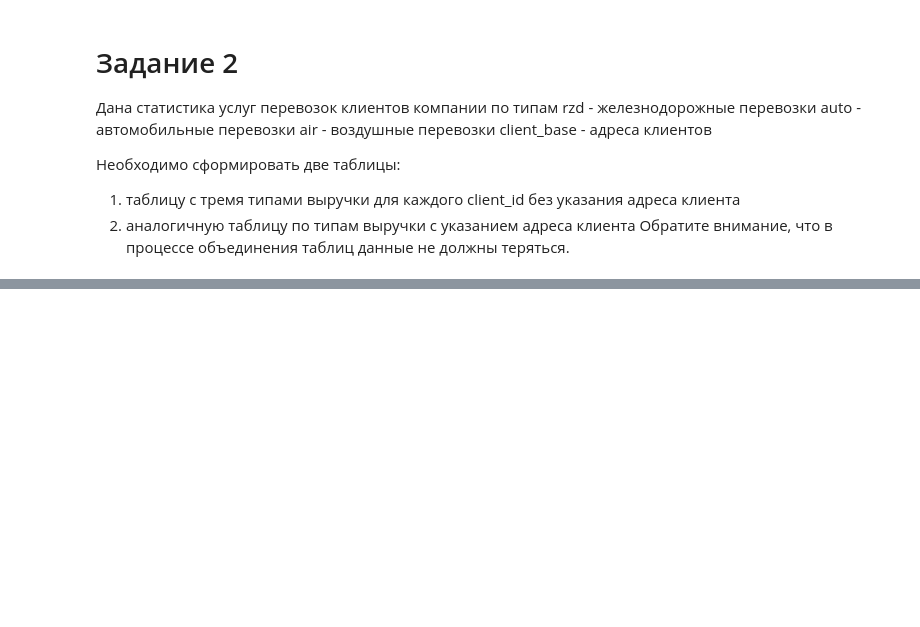
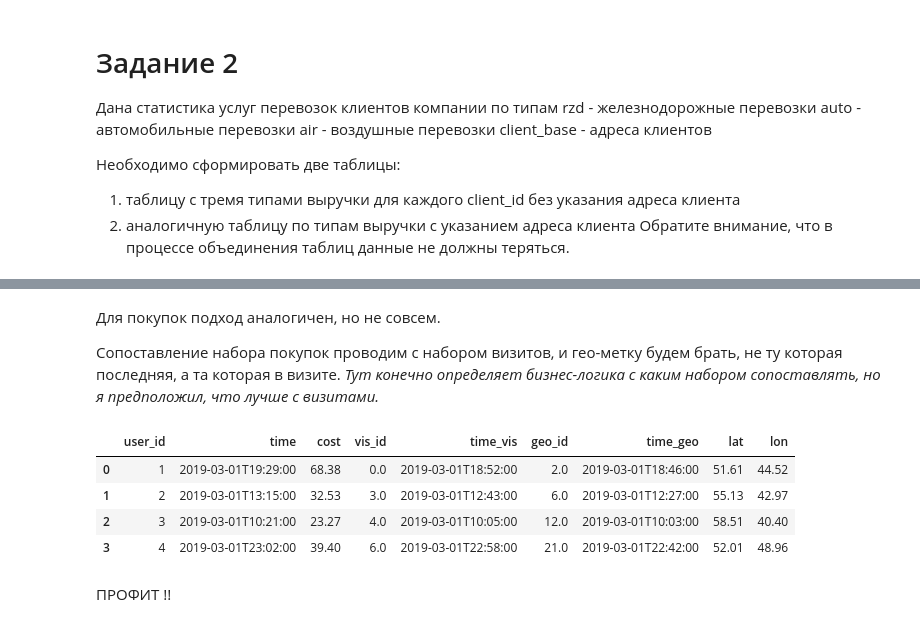
Before and after one commit to tefarov/netology_pyda5, a Jupyter notebook: homework_08.ipynb, the cells around one changed output, grey strips where cells are left out. Cells and saved outputs as stored; diff of their text form; code cells hidden in the pictures; blank space fills up the shorter version.

```diff
--- a/homework_08.ipynb
+++ b/homework_08.ipynb
@@ -99,0 +184,9 @@ dat
+# %%
+buy_df = [
+    ( 1, '2019-03-01T19:29:00',68.38),
+    ( 2, '2019-03-01T13:15:00',32.53),
+    ( 3, '2019-03-01T10:21:00',23.27),
+    ( 4, '2019-03-01T23:02:00',39.40)
+]
+buy_df = pd.DataFrame(buy_df,columns=['user_id','time','cost'])
+buy_df
@@ -99,0 +236,28 @@ dat
+# %% [markdown]
+Для покупок подход аналогичен, но не совсем.
+
+Сопоставление набора покупок проводим с набором визитов, и гео-метку будем брать, не ту которая последняя, а та которая в визите. *Тут конечно определяет бизнес-логика с каким набором сопоставлять, но я предположил, что лучше с визитами.*
+# %%
+buy_df['vis_id'] = pd.Series([]) # просто добавляем новый столбец к фрейму
+
+for buy in buy_df.itertuples():
+    uid = buy.user_id
+    tme = buy.time
+
+    tmp_df = vis_df[vis_df['user_id']==uid].copy()
+    tmp_df = tmp_df[tmp_df['time'] < tme]
+
+    if not tmp_df.empty:
+        for vis in tmp_df[-1:].itertuples():
+            buy_df['vis_id'].update(pd.Series([vis.Index],index=[buy.Index]))
+
+buy_df = buy_df.merge(vis_df,how='left',left_on='vis_id',right_index=True,suffixes=('','_vis')).drop(['user_id_vis'],axis=1)
+buy_df.head()
+# %% [output]
+|  | user_id | time | cost | vis_id | time_vis | geo_id | time_geo | lat | lon |
+| 0 | 1 | 2019-03-01T19:29:00 | 68.38 | 0.0 | 2019-03-01T18:52:00 | 2.0 | 2019-03-01T18:46:00 | 51.61 | 44.52 |
+| 1 | 2 | 2019-03-01T13:15:00 | 32.53 | 3.0 | 2019-03-01T12:43:00 | 6.0 | 2019-03-01T12:27:00 | 55.13 | 42.97 |
+| 2 | 3 | 2019-03-01T10:21:00 | 23.27 | 4.0 | 2019-03-01T10:05:00 | 12.0 | 2019-03-01T10:03:00 | 58.51 | 40.40 |
+| 3 | 4 | 2019-03-01T23:02:00 | 39.40 | 6.0 | 2019-03-01T22:58:00 | 21.0 | 2019-03-01T22:42:00 | 52.01 | 48.96 |
+# %% [markdown]
+ПРОФИТ !!
```
Also changed, not shown: parts of 11 cells of this notebook.
